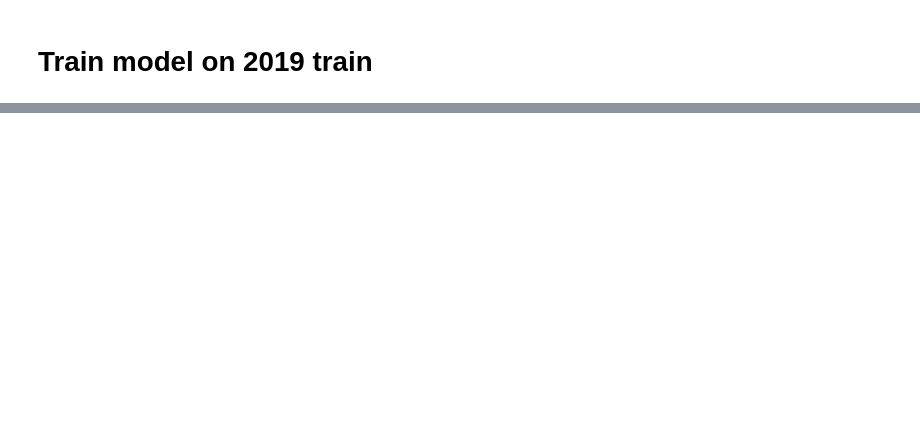
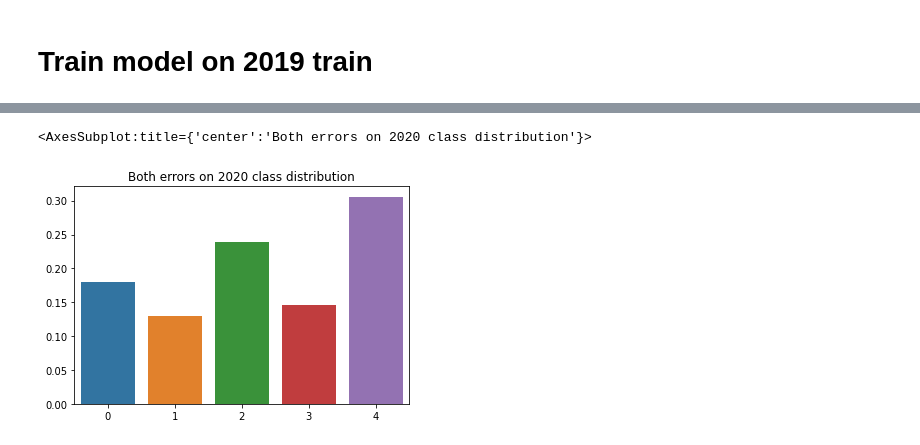
Before and after one commit to btseytlin/kaggle_cassava, a Jupyter notebook: notebooks/eval_on_2019.ipynb, the cells around one changed output, grey strips where cells are left out. Cells and saved outputs as stored; diff of their text form; code cells hidden in the pictures; blank space fills up the shorter version.

```diff
--- a/notebooks/eval_on_2019.ipynb
+++ b/notebooks/eval_on_2019.ipynb
@@ -198,4 +192,4 @@ train_indices, val_indices = split_data(train_2019, parameters)
 # %%
 hparams = Namespace(**parameters['classifier'])
-model = LeafDoctorModel(hparams)
+model_19 = LeafDoctorModel(hparams)
 # %%
@@ -231,4 +236,4 @@ Val score {'accuracy': 0.8893387314439946, 'f1_score': 0.8909246833760365}
 # %%
-score, preds = score_model(model, train, train_2020_indices, parameters)
+score, model_19_test_preds = score_model(model_19, train, train_2020_indices, parameters)
 print('2020 score', score)
 # %% [output]
@@ -243,0 +307,26 @@ print('2020 score', score)
+# %%
+indices_2020 = np.concatenate([indices_2020_train, indices_2020_val])
+assert (train.sources[indices_2020] == 'train_2020').all()
+preds_2020 = np.concatenate([model_20_train_preds, model_20_val_preds])
+assert len(indices_2020_train) == len(model_20_train_preds)
+assert len(indices_2020_val) == len(model_20_val_preds)
+labels_2020 = train.labels[indices_2020]
+
+print('model_2020 on 2020 data accuracy', accuracy_score(preds_2020, labels_2020))
+
+indices_2019 = train_2020_indices
+assert (train.sources[indices_2019] == 'train_2020').all()
+preds_2019 = model_19_test_preds
+labels_2019 = train.labels[train_2020_indices]
+assert len(train_2020_indices) == len(preds_2019)
+
+print('model_2019 on 2020 data accuracy', accuracy_score(preds_2019, labels_2019))
+
+
+errors_2020_model = indices_2020[np.argwhere(preds_2020 != labels_2020).flatten()].flatten()
+print(1 - len(errors_2020_model)/len(labels_2020))
+errors_2019_model = indices_2019[np.argwhere(preds_2019 != labels_2019)].flatten()
+print(1- len(errors_2019_model)/len(labels_2019))
+
+both_errors_2020 = np.array(list(set(errors_2019_model).intersection(set(errors_2020_model))))
+both_errors_2020[:10]
@@ -243,0 +340,6 @@ print('2020 score', score)
+# %%
+plt.title('Both errors on 2020 class distribution')
+sns.barplot(x=[0, 1, 2, 3, 4], y=pd.Series(train.labels[both_errors_2020]).value_counts(normalize=True)[[0, 1, 2, 3, 4]])
+# %% [output]
+<AxesSubplot:title={'center':'Both errors on 2020 class distribution'}>
+[figure, added]
```
Also changed, not shown: parts of 35 cells of this notebook, 9 other files.
